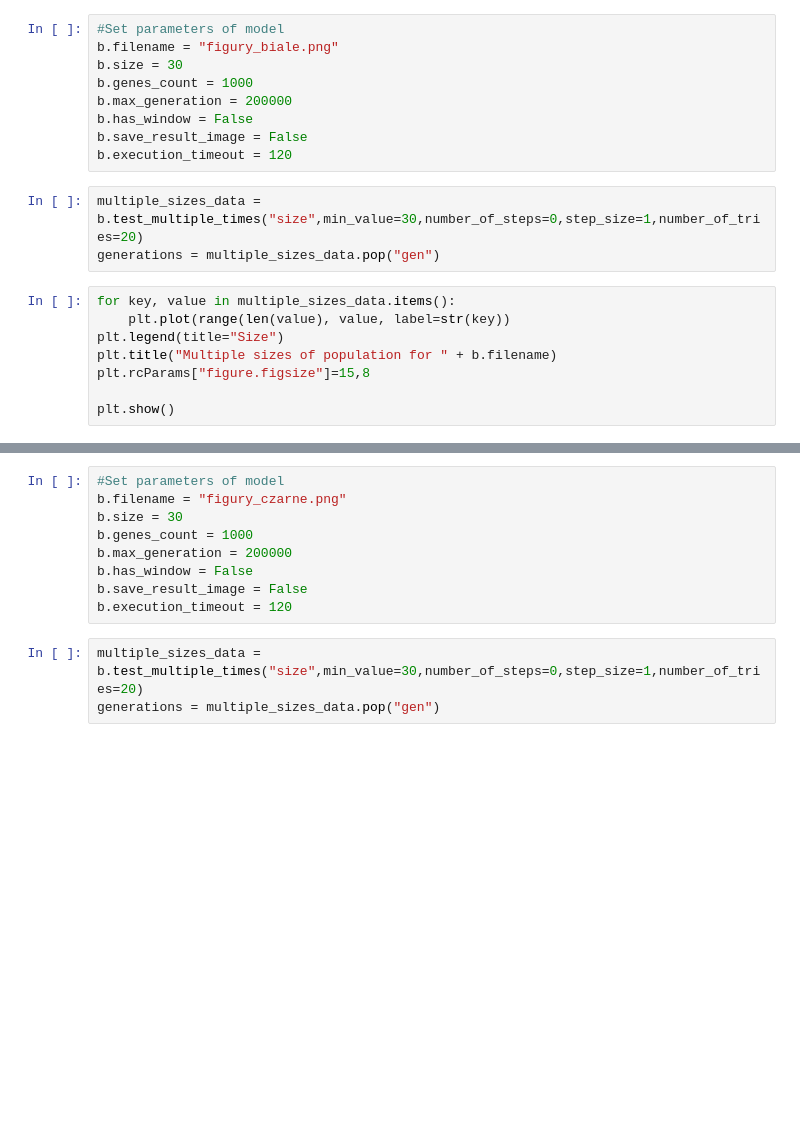
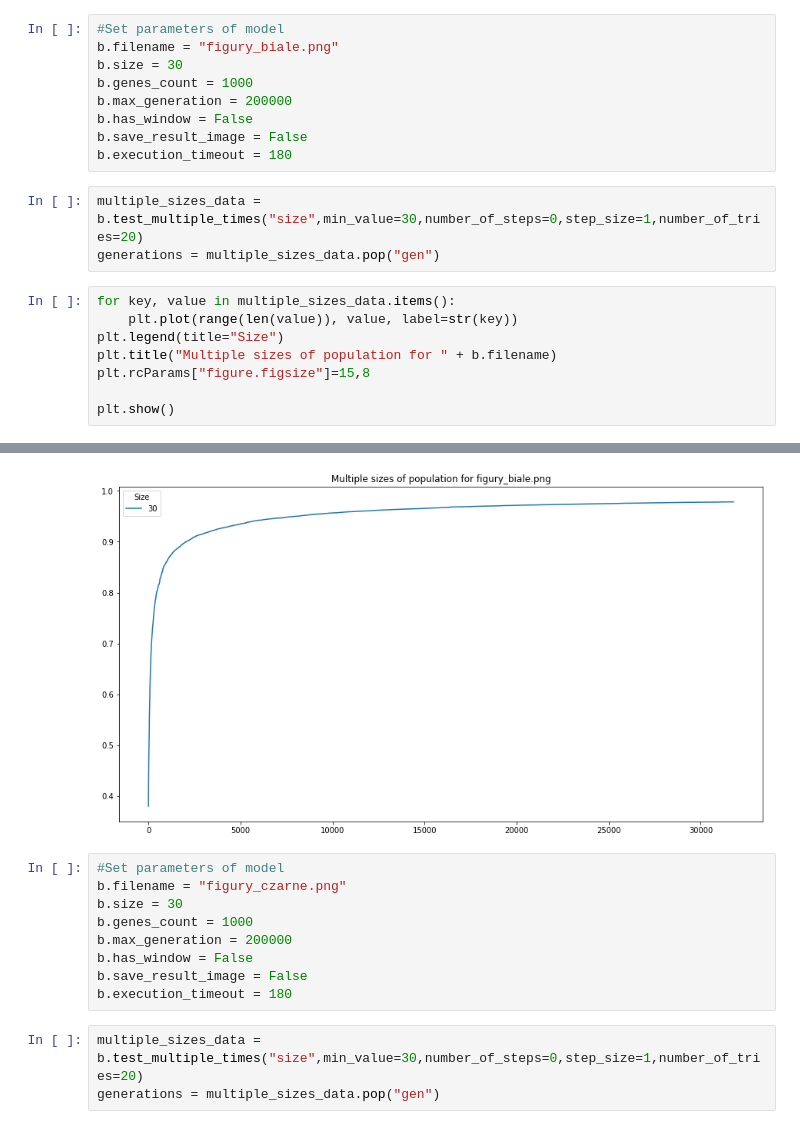
Before and after one commit to tiskus333/evolutionary-painter, a Jupyter notebook: notebook.ipynb, the cells around one changed output, grey strips where cells are left out. Drawn from its saved outputs; the diff is of its cells as text; blank space fills up the shorter version.

```diff
--- a/notebook.ipynb
+++ b/notebook.ipynb
@@ -128,13 +126,13 @@ b.genes_count = 1000
 b.max_generation = 200000
 b.has_window = False
 b.save_result_image = False
-b.execution_timeout = 120
+b.execution_timeout = 180
 # %%
 multiple_sizes_data = b.test_multiple_times("size",min_value=30,number_of_steps=0,step_size=1,number_of_tries=20)
 generations = multiple_sizes_data.pop("gen")
 # %%
 for key, value in multiple_sizes_data.items():
-    plt.plot(range(len(value), value, label=str(key))
+    plt.plot(range(len(value)), value, label=str(key))
 plt.legend(title="Size")
 plt.title("Multiple sizes of population for " + b.filename)
 plt.rcParams["figure.figsize"]=15,8
@@ -145,3 +142,4 @@ SyntaxError: invalid syntax (<ipython-input-6-ebf14c65cb2b>, line 3)
+[figure, added]
 # %%
 #Set parameters of model
 b.filename = "figury_czarne.png"
@@ -150,7 +148,7 @@ b.genes_count = 1000
 b.max_generation = 200000
 b.has_window = False
 b.save_result_image = False
-b.execution_timeout = 120
+b.execution_timeout = 180
 # %%
 multiple_sizes_data = b.test_multiple_times("size",min_value=30,number_of_steps=0,step_size=1,number_of_tries=20)
 generations = multiple_sizes_data.pop("gen")
```
Also changed, not shown: parts of 14 cells of this notebook, 3 other files.
